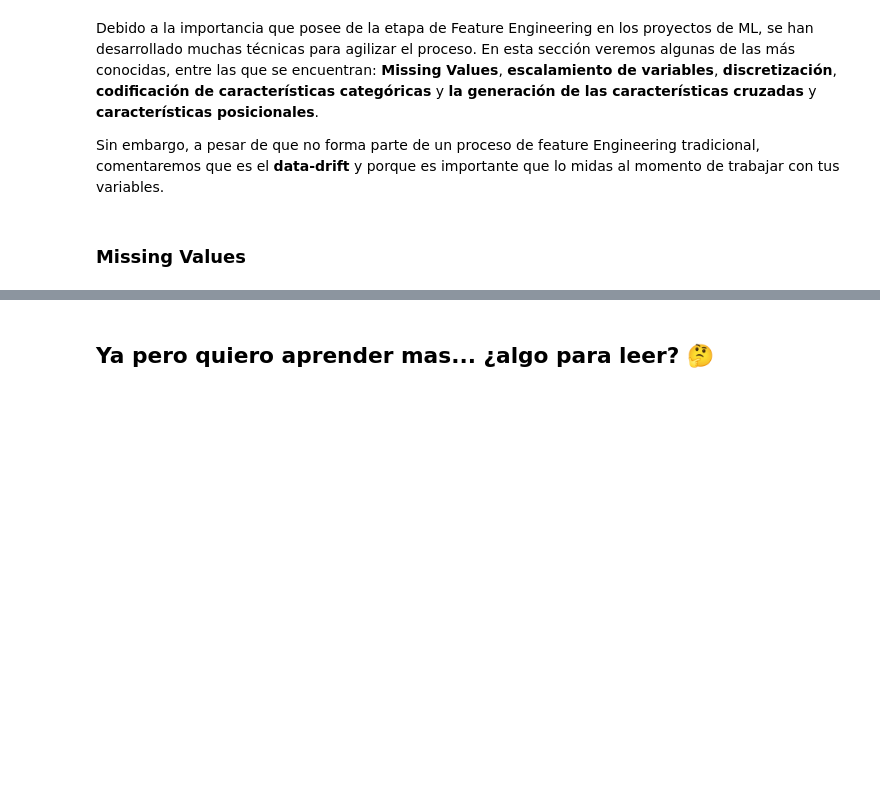
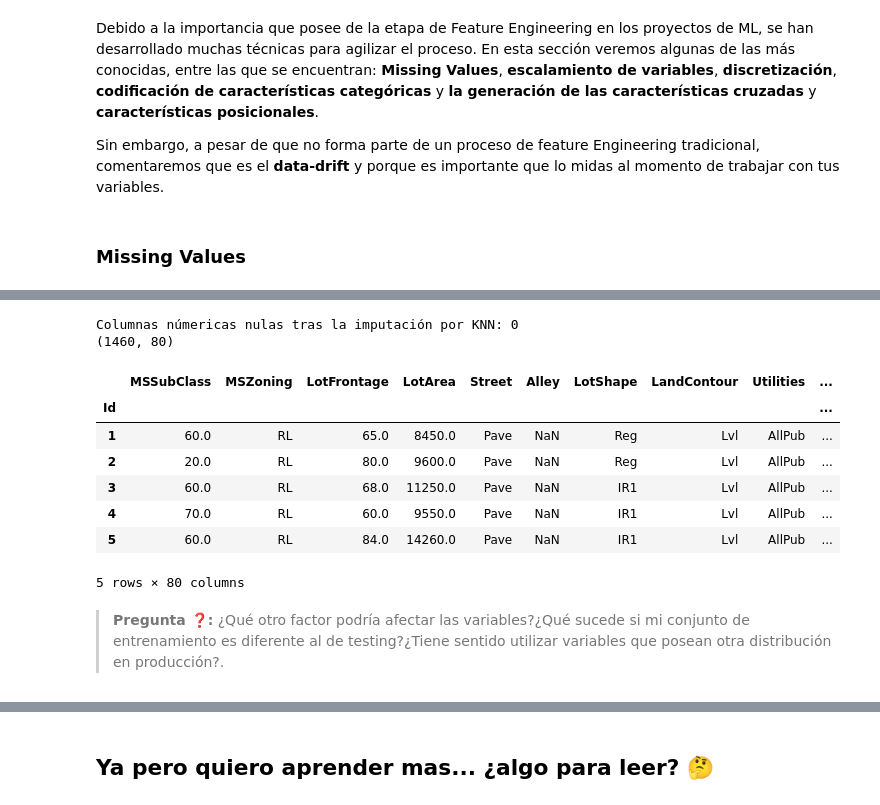
Before and after one commit to MDS7202/MDS7202, a Jupyter notebook: clases/2023-01/14_Feature_Engineering.ipynb, the cells around one changed output, grey strips where cells are left out. Saved outputs shown, nothing was run; the diff lists cells and outputs as text; code cells hidden in the pictures; blank space fills up the shorter version.

```diff
--- a/clases/2023-01/14_Feature_Engineering.ipynb
+++ b/clases/2023-01/14_Feature_Engineering.ipynb
@@ -219,0 +396,28 @@ df[df.isna().any(axis=1)]
+# %%
+from sklearn.impute import KNNImputer
+
+# Guardamos las variables númericas
+df_imp = df.copy()
+numeric_cols = df_imp._get_numeric_data().columns
+
+imputer = KNNImputer(n_neighbors=2, weights="uniform")
+df_imp[numeric_cols] = imputer.fit_transform(df[numeric_cols])
+# %%
+# Revisemos cuantas columnas númericas nulas encuentra tras la transformación
+cant_nulos_num = df_imp[df_imp[numeric_cols].isna().any(axis=1)][numeric_cols].shape[0]
+print(f"Columnas númericas nulas tras la imputación por KNN: {cant_nulos_num}")
+print(df_imp.shape)
+df_imp.head()
+# %% [output]
+Columnas númericas nulas tras la imputación por KNN: 0
+(1460, 80)
+|  | MSSubClass | MSZoning | LotFrontage | LotArea | Street | Alley | LotShape | LandContour | Utilities | ... |
+| Id |  |  |  |  |  |  |  |  |  | ... |
+| 1 | 60.0 | RL | 65.0 | 8450.0 | Pave | NaN | Reg | Lvl | AllPub | ... |
+| 2 | 20.0 | RL | 80.0 | 9600.0 | Pave | NaN | Reg | Lvl | AllPub | ... |
+| 3 | 60.0 | RL | 68.0 | 11250.0 | Pave | NaN | IR1 | Lvl | AllPub | ... |
+| 4 | 70.0 | RL | 60.0 | 9550.0 | Pave | NaN | IR1 | Lvl | AllPub | ... |
+| 5 | 60.0 | RL | 84.0 | 14260.0 | Pave | NaN | IR1 | Lvl | AllPub | ... |
+5 rows × 80 columns
+# %% [markdown]
+> **Pregunta ❓:** ¿Qué otro factor podría afectar las variables?¿Qué sucede si mi conjunto de entrenamiento es diferente al de testing?¿Tiene sentido utilizar variables que posean otra distribución en producción?.
```
Also changed, not shown: parts of 44 cells of this notebook, 1 other file.
